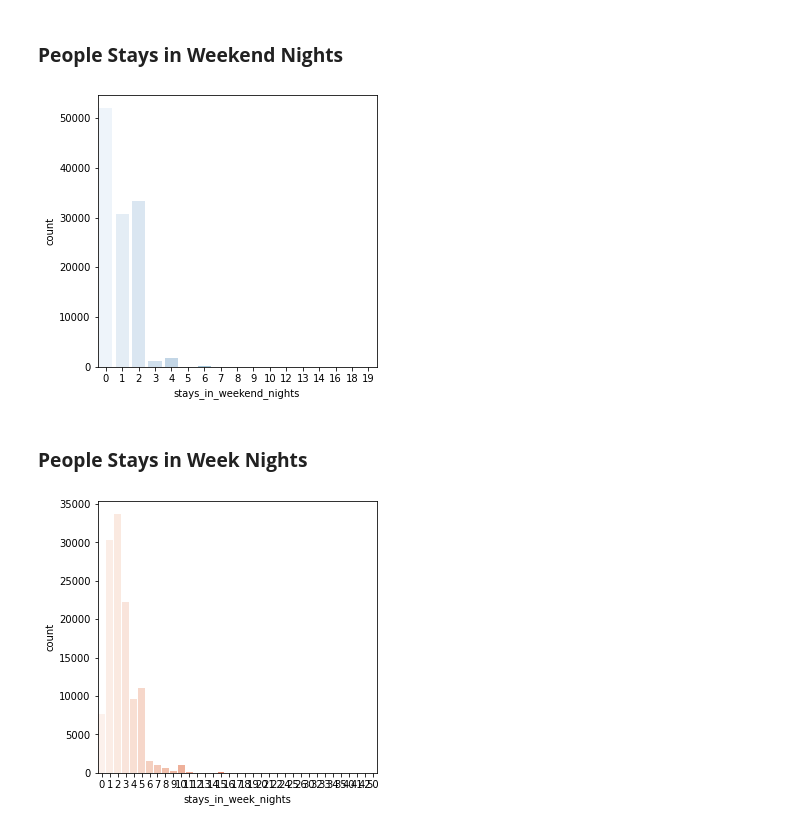
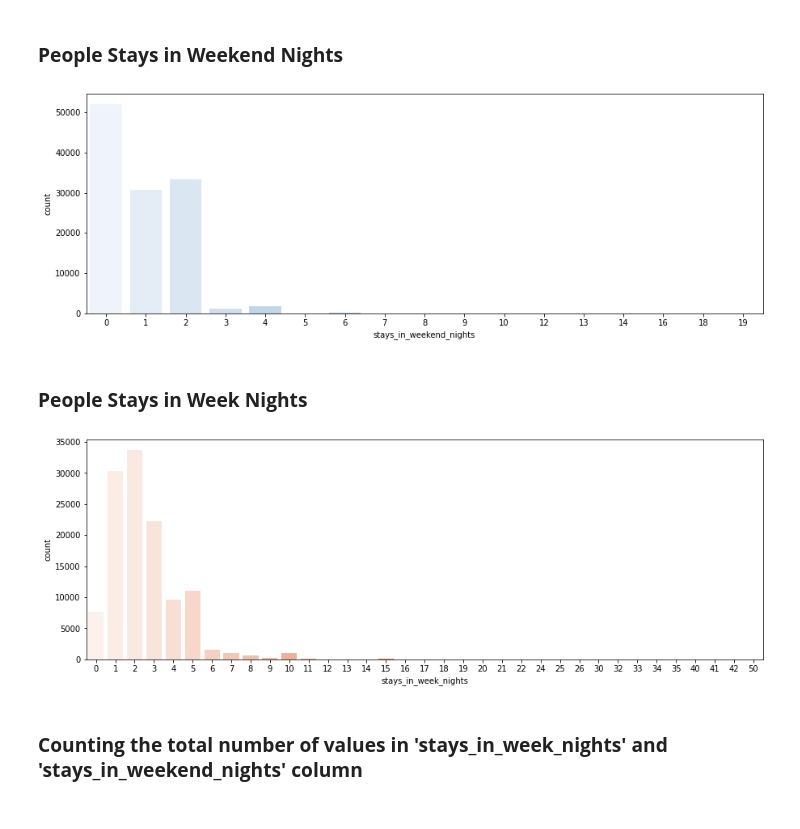
Before and after one commit to pinaki1010/Hotel_Booking_Analysis_EDA, a Jupyter notebook: Hotel_Booking_Analysis_Capstone_Project.ipynb, the cells around one changed output. Drawn from its saved outputs; the diff is of its cells as text; code cells hidden in the pictures.

```diff
--- a/Hotel_Booking_Analysis_Capstone_Project.ipynb
+++ b/Hotel_Booking_Analysis_Capstone_Project.ipynb
@@ -181,16 +181,18 @@ dtype: int64
 # %% [markdown]
 ### **People Stays in Weekend Nights**
 # %%
-plt.figure(figsize=(5,5))
+plt.figure(figsize=(15,5))
 sns.countplot(x= hotel_df['stays_in_weekend_nights'], palette= 'Blues',linewidth=1)
 plt.show()
 # %% [output]
-[figure, old version]
+[figure, new version]
 # %% [markdown]
 ### **People Stays in Week Nights**
 # %%
-plt.figure(figsize=(5,5))
+plt.figure(figsize=(15,5))
 sns.countplot(x= hotel_df['stays_in_week_nights'], palette= 'Reds',linewidth=1)
 plt.show()
 # %% [output]
-[figure, old version]
+[figure, new version]
+# %% [markdown]
+### **Counting the total number of values in 'stays_in_week_nights' and 'stays_in_weekend_nights' column**
```
Also changed, not shown: parts of 9 cells of this notebook.
